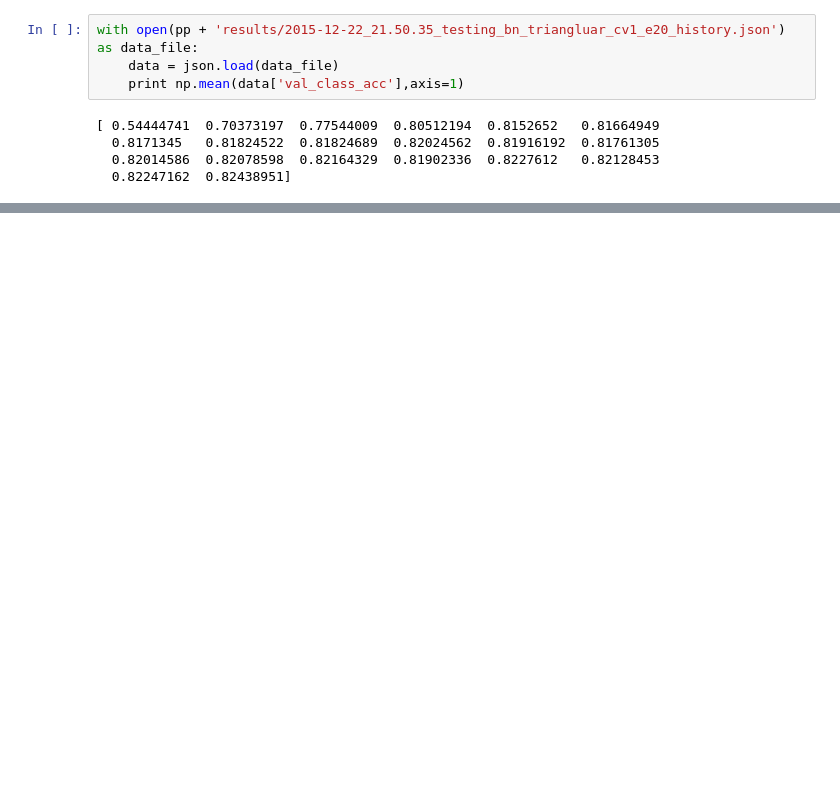
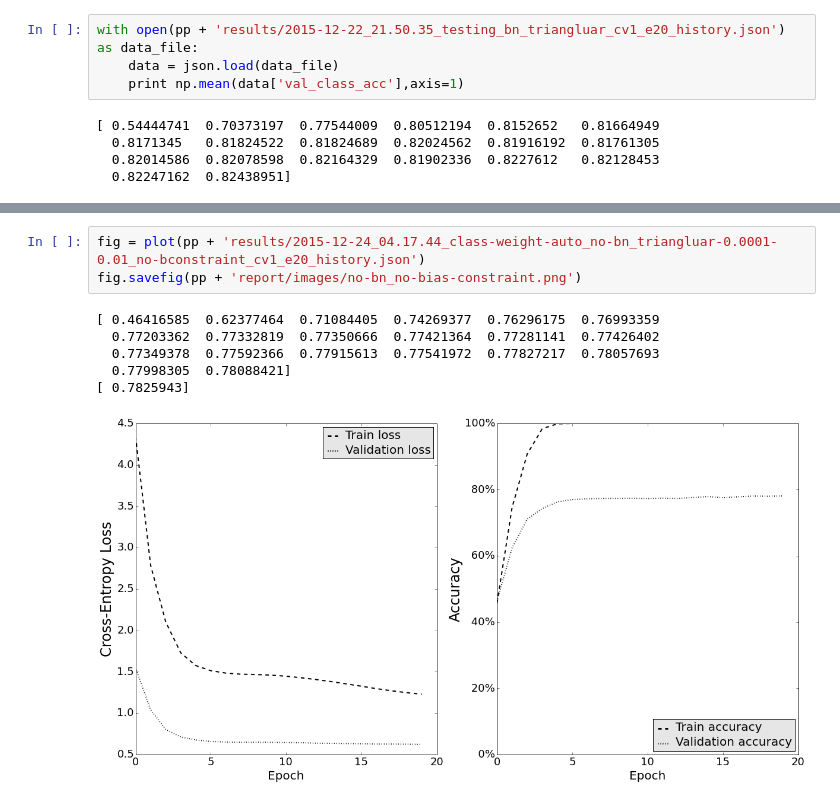
Before and after one commit to marcuniq/ini_caltech101, a Jupyter notebook: iPython Notebooks/Report figures.ipynb, the cells around one changed output, grey strips where cells are left out. Cells and saved outputs as stored; diff of their text form; blank space fills up the shorter version.

```diff
--- a/iPython Notebooks/Report figures.ipynb
+++ b/iPython Notebooks/Report figures.ipynb
@@ -112,0 +107,10 @@ fig= plot(pp + 'results/2015-12-23_05.16.59_testing_class-weight-auto_bn_triangl
+# %%
+fig = plot(pp + 'results/2015-12-24_04.17.44_class-weight-auto_no-bn_triangluar-0.0001-0.01_no-bconstraint_cv1_e20_history.json')
+fig.savefig(pp + 'report/images/no-bn_no-bias-constraint.png')
+# %% [output]
+[ 0.46416585  0.62377464  0.71084405  0.74269377  0.76296175  0.76993359
+  0.77203362  0.77332819  0.77350666  0.77421364  0.77281141  0.77426402
+  0.77349378  0.77592366  0.77915613  0.77541972  0.77827217  0.78057693
+  0.77998305  0.78088421]
+[ 0.7825943]
+[figure, added]
```
Also changed, not shown: parts of 7 cells of this notebook, 11 other files.
